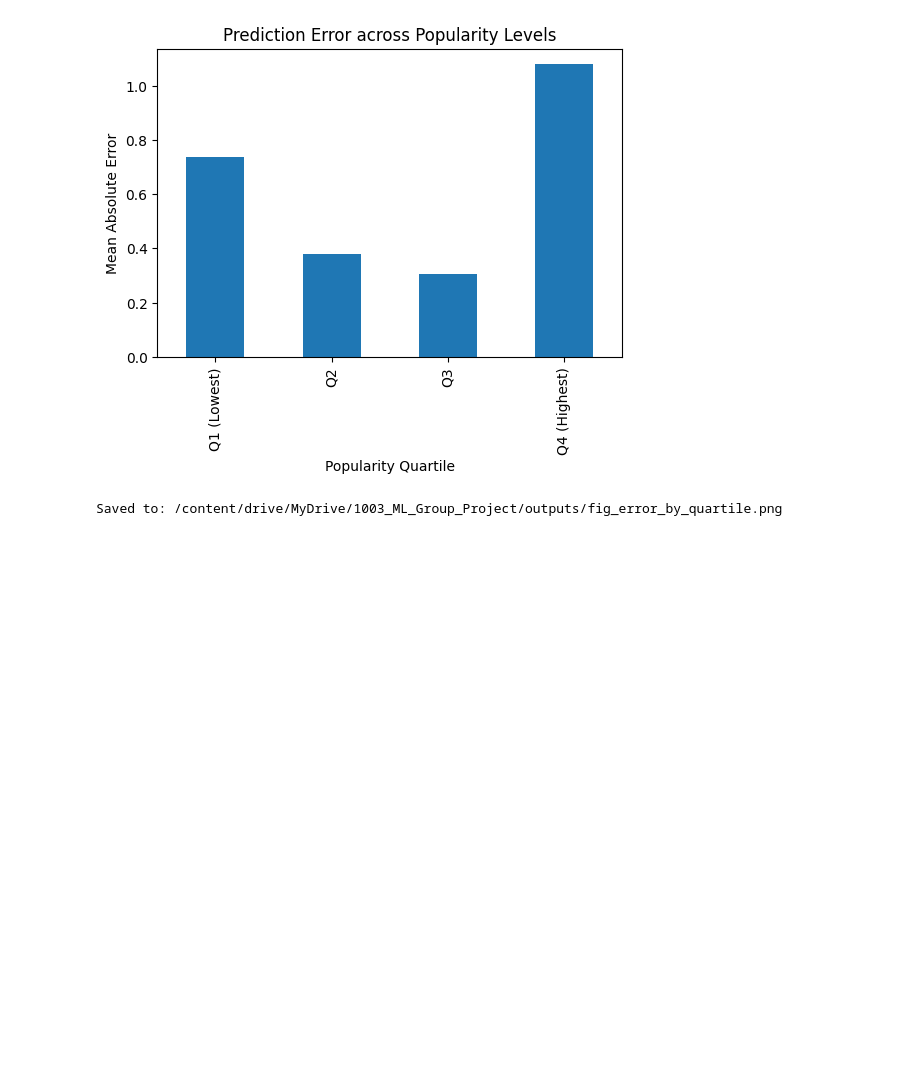
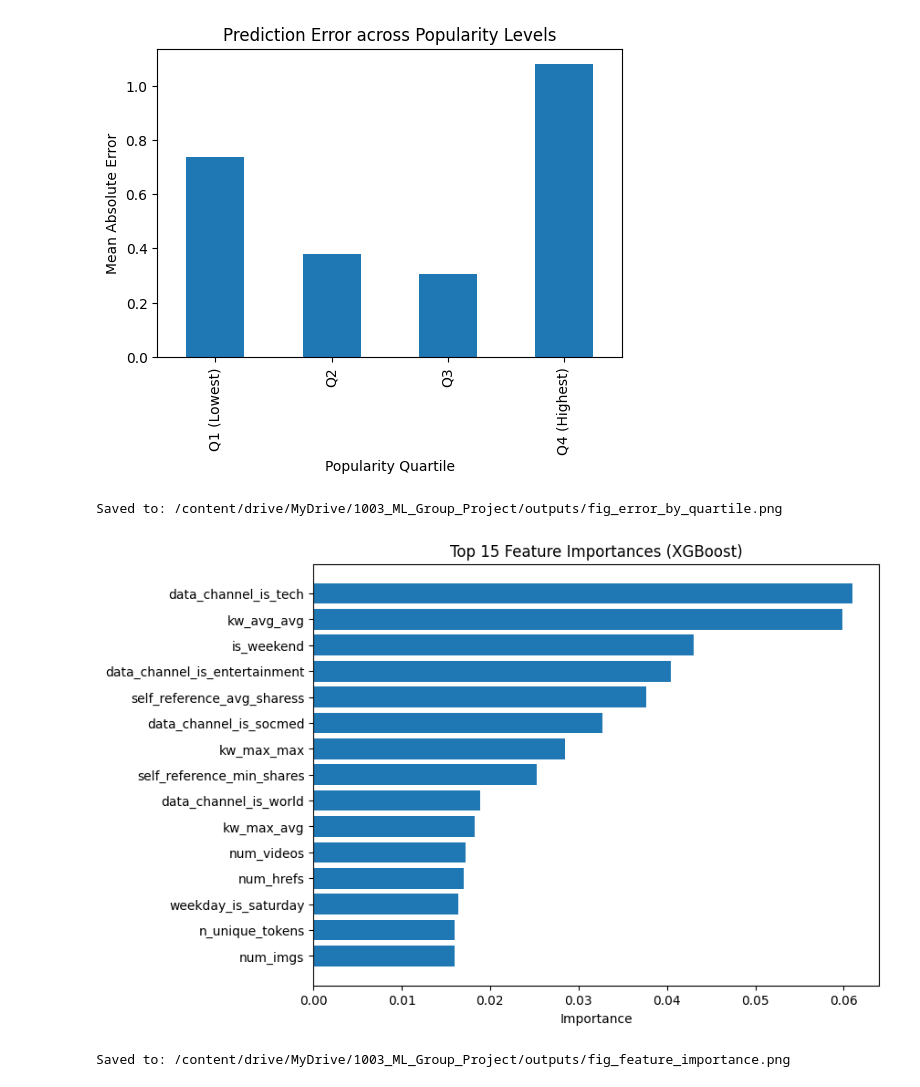
Before and after one commit to yh6384-design/ML_Online_News_Popularity, a Jupyter notebook: NB2_Modeling.ipynb, the cells around one changed output. Cells and saved outputs as stored; diff of their text form; code cells hidden in the pictures; blank space fills up the shorter version.

```diff
--- a/NB2_Modeling.ipynb
+++ b/NB2_Modeling.ipynb
@@ -664,3 +664,33 @@ plt.show()
 # %% [output]
 [figure]
 Saved to: /content/drive/MyDrive/1003_ML_Group_Project/outputs/fig_error_by_quartile.png
+# %%
+# Plot top feature importances from the tuned XGBoost model
+import pandas as pd
+
+importances = best_xgb.feature_importances_
+feature_names = X_train.columns
+
+feat_imp_df = pd.DataFrame({
+    "feature": feature_names,
+    "importance": importances
+}).sort_values(by="importance", ascending=False)
+
+top_features = feat_imp_df.head(15)
+
+plt.figure(figsize=(8,6))
+plt.barh(top_features["feature"], top_features["importance"])
+plt.gca().invert_yaxis()
+
+plt.title("Top 15 Feature Importances (XGBoost)")
+plt.xlabel("Importance")
+
+save_path = f"{OUTPUTS_DIR}/fig_feature_importance.png"
+plt.savefig(save_path, dpi=300, bbox_inches="tight")
+
+plt.show()
+
+print("Saved to:", save_path)
+# %% [output]
+[figure, added]
+Saved to: /content/drive/MyDrive/1003_ML_Group_Project/outputs/fig_feature_importance.png
```
